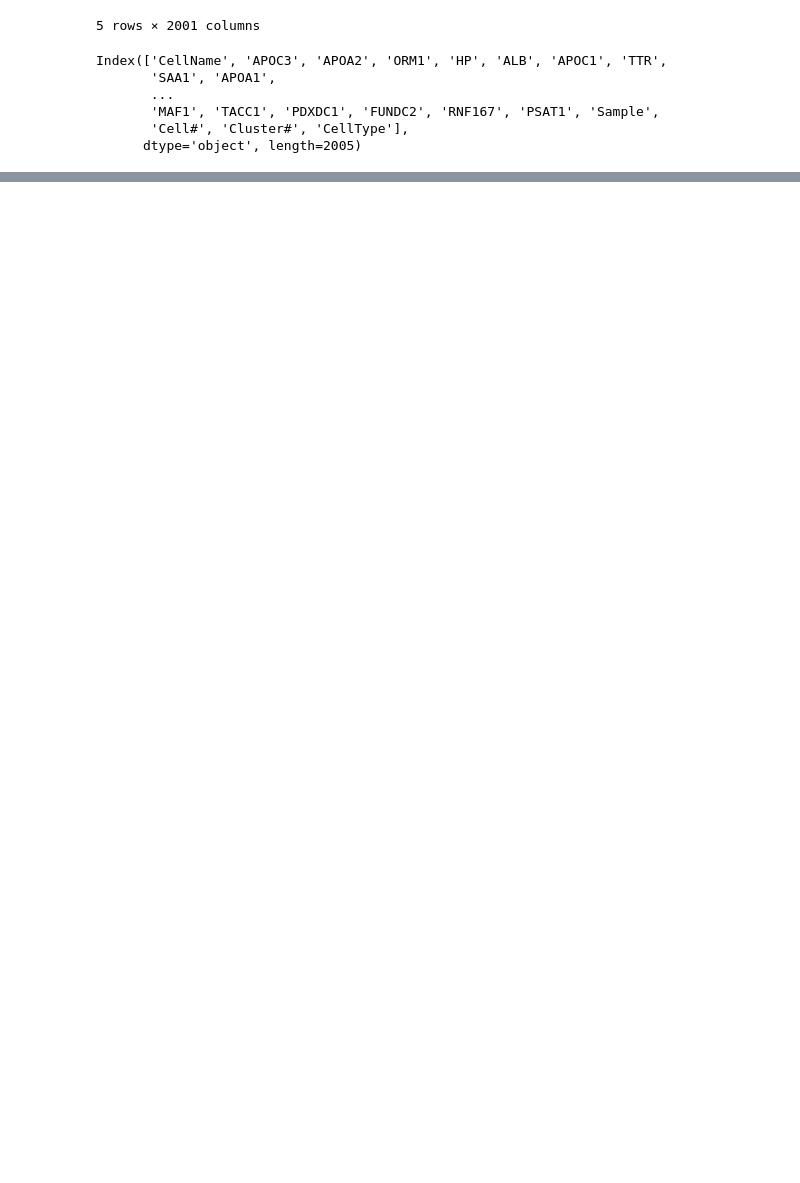
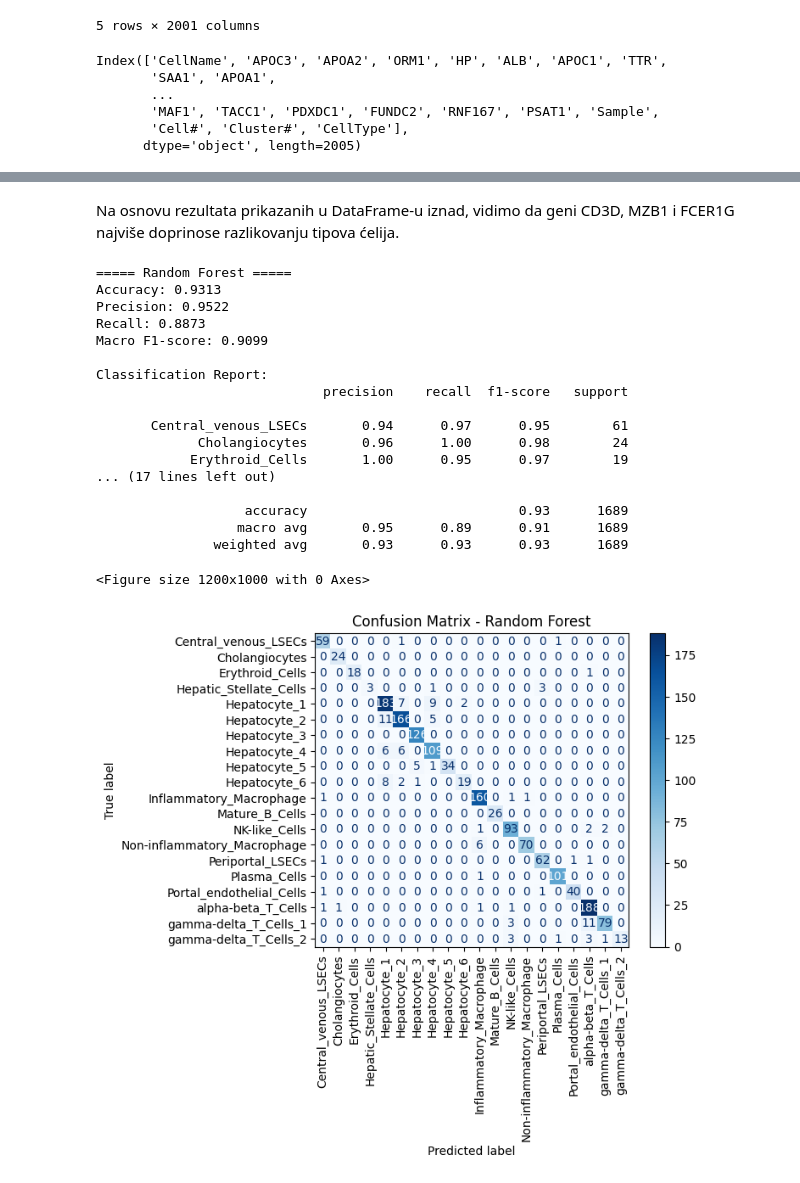
Before and after one commit to milicazubljic/scRNAseq-Human-Liver-Analysis, a Jupyter notebook: Classification.ipynb, the cells around one changed output, grey strips where cells are left out. Cells and saved outputs as stored; diff of their text form; code cells hidden in the pictures; blank space fills up the shorter version.

Commit message:
add models and results of classification

```diff
--- a/Classification.ipynb
+++ b/Classification.ipynb
@@ -66 +134,11 @@ y = le.fit_transform(y)
+# %%
+from sklearn.model_selection import train_test_split
+
+X_train, X_test, y_train, y_test = train_test_split(
+    X,
+    y,
+    test_size=0.2,
+    stratify=y,
+    random_state=42
+)
 # %% [markdown]
@@ -89,10 +171,0 @@ X_selected = selector.fit_transform(X_scaled, y)
-# %%
-from sklearn.model_selection import train_test_split
-
-X_train, X_test, y_train, y_test = train_test_split(
-    X_selected,
-    y,
-    test_size=0.2,
-    stratify=y,
-    random_state=42
-)
@@ -101,11 +171,0 @@ X_train, X_test, y_train, y_test = train_test_split(
-# %%
-from sklearn.svm import SVC
-
-svm = SVC(
-    kernel="rbf",
-    random_state=42
-)
-
-svm.fit(X_train, y_train)
-
-pred_svm = svm.predict(X_test)
@@ -133,0 +279,12 @@ weighted avg       0.95      0.95      0.95      1689
+# %%
+from sklearn.ensemble import RandomForestClassifier
+
+rf = RandomForestClassifier(
+    n_estimators=200,
+    random_state=42,
+    n_jobs=-1
+)
+
+rf.fit(X_train, y_train)
+
+pred_rf = rf.predict(X_test)
@@ -133,0 +320,24 @@ weighted avg       0.95      0.95      0.95      1689
+# %% [markdown]
+Na osnovu rezultata prikazanih u DataFrame-u iznad, vidimo da geni CD3D, MZB1 i FCER1G najviše doprinose razlikovanju tipova ćelija.
+# %%
+evaluate_model('Random Forest', pred_rf)
+# %% [output]
+===== Random Forest =====
+Accuracy: 0.9313
+Precision: 0.9522
+Recall: 0.8873
+Macro F1-score: 0.9099
+
+Classification Report:
+                             precision    recall  f1-score   support
+
+       Central_venous_LSECs       0.94      0.97      0.95        61
+             Cholangiocytes       0.96      1.00      0.98        24
+            Erythroid_Cells       1.00      0.95      0.97        19
+... (17 lines left out)
+
+                   accuracy                           0.93      1689
+                  macro avg       0.95      0.89      0.91      1689
+               weighted avg       0.93      0.93      0.93      1689
+<Figure size 1200x1000 with 0 Axes>
+[figure, added]
```
Also changed, not shown: parts of 41 cells of this notebook, 2 other files.
